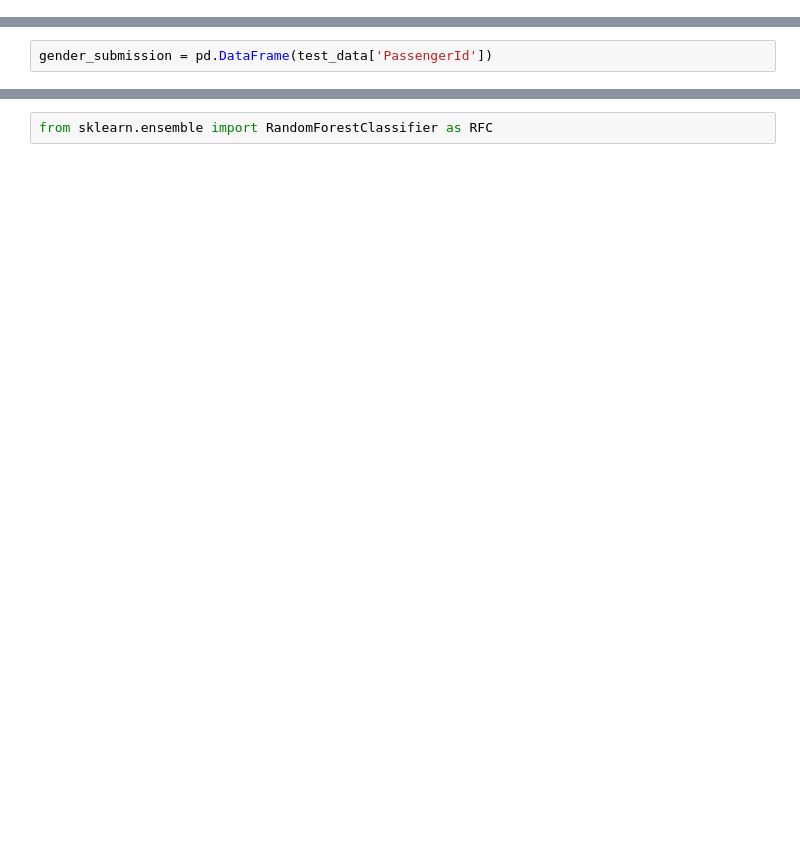
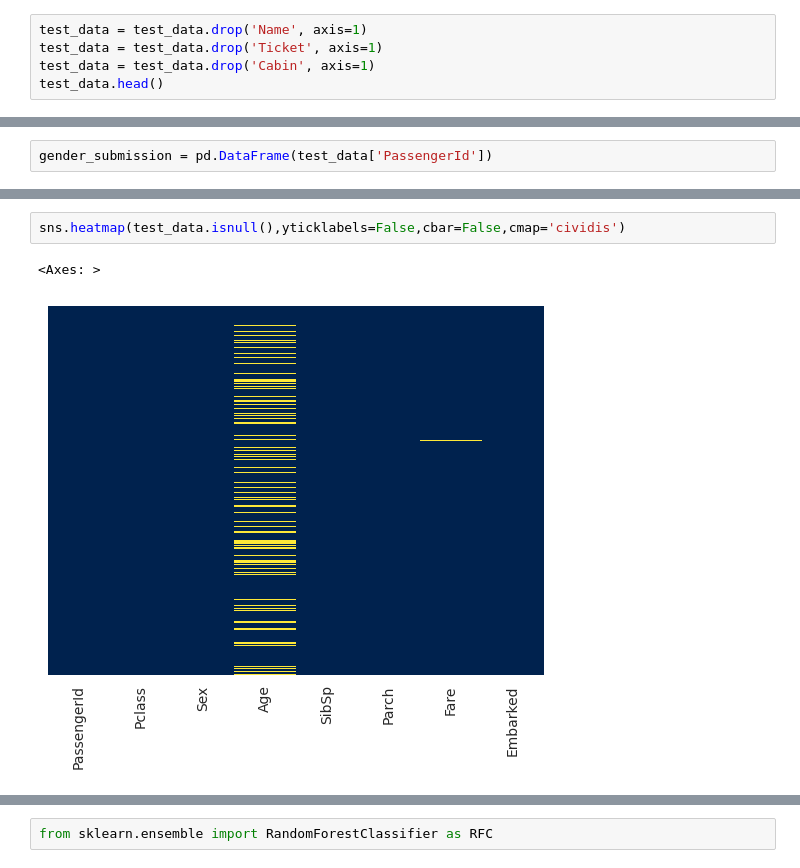
Before and after one commit to William-Thomas-Andrews/Titanic_Survival_Classification, a Jupyter notebook: Titanic_Project.ipynb, the cells around one changed output, grey strips where cells are left out. Drawn from its saved outputs; the diff is of its cells as text; blank space fills up the shorter version.

```diff
--- a/Titanic_Project.ipynb
+++ b/Titanic_Project.ipynb
@@ -23,3 +40,8 @@ test_data.head()
 | 2 | 894 | 2 | Myles, Mr. Thomas Francis | male | 62.0 | 0 | 0 | 240276 | 9.6875 | NaN | ... |
 | 3 | 895 | 3 | Wirz, Mr. Albert | male | 27.0 | 0 | 0 | 315154 | 8.6625 | NaN | ... |
 | 4 | 896 | 3 | Hirvonen, Mrs. Alexander (Helga E... | female | 22.0 | 1 | 1 | 3101298 | 12.2875 | NaN | ... |
+# %%
+test_data = test_data.drop('Name', axis=1)
+test_data = test_data.drop('Ticket', axis=1)
+test_data = test_data.drop('Cabin', axis=1)
+test_data.head()
@@ -33,0 +93,5 @@ Index(['PassengerId', 'Survived', 'Pclass', 'Name', 'Sex', 'Age', 'SibSp',
+# %%
+sns.heatmap(test_data.isnull(),yticklabels=False,cbar=False,cmap='cividis')
+# %% [output]
+<Axes: >
+[figure, added]
```
Also changed, not shown: parts of 89 cells of this notebook, 3 other files.
